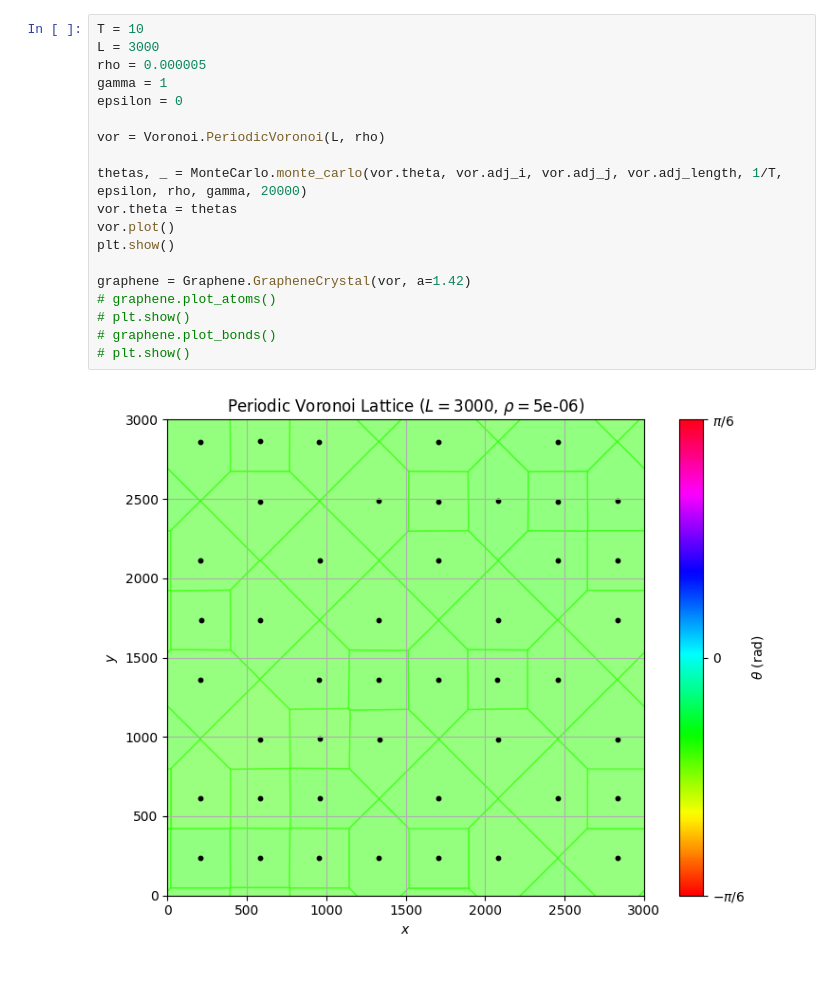
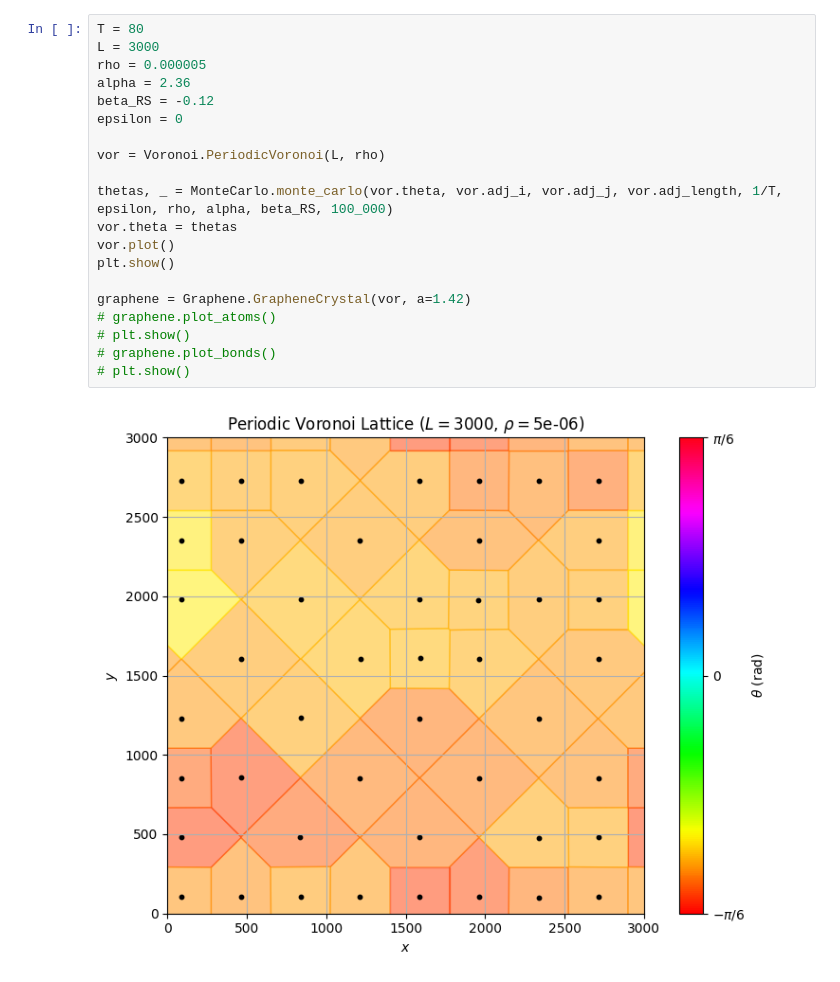
Before and after one commit to Ciciss1/TP, a Jupyter notebook: TP2/Simulation/test.ipynb, the cells around one changed output. Drawn from its saved outputs; the diff is of its cells as text.

Commit message:
Updating MonteCarlo Simulation with real Graphene parameters

```diff
--- a/TP2/Simulation/test.ipynb
+++ b/TP2/Simulation/test.ipynb
@@ -12,24 +15,25 @@ import Run_anneal as Run_anneal
 # %%
-T = 10
+T = 80
 L = 3000
 rho = 0.000005
-gamma = 1
+alpha = 2.36
+beta_RS = -0.12
 epsilon = 0
 
 vor = Voronoi.PeriodicVoronoi(L, rho)
 
-thetas, _ = MonteCarlo.monte_carlo(vor.theta, vor.adj_i, vor.adj_j, vor.adj_length, 1/T, epsilon, rho, gamma, 20000)
+thetas, _ = MonteCarlo.monte_carlo(vor.theta, vor.adj_i, vor.adj_j, vor.adj_length, 1/T, epsilon, rho, alpha, beta_RS, 100_000)
 vor.theta = thetas
 vor.plot()
 plt.show()
 
 graphene = Graphene.GrapheneCrystal(vor, a=1.42)
 # graphene.plot_atoms()
 # plt.show()
 # graphene.plot_bonds()
 # plt.show()
 # %% [output]
-[figure, old version]
+[figure, new version]
 # %%
 bin_centers, G6, GT = graphene.compute_observables()
 
```
Also changed, not shown: parts of 2 cells of this notebook, 3 other files.
